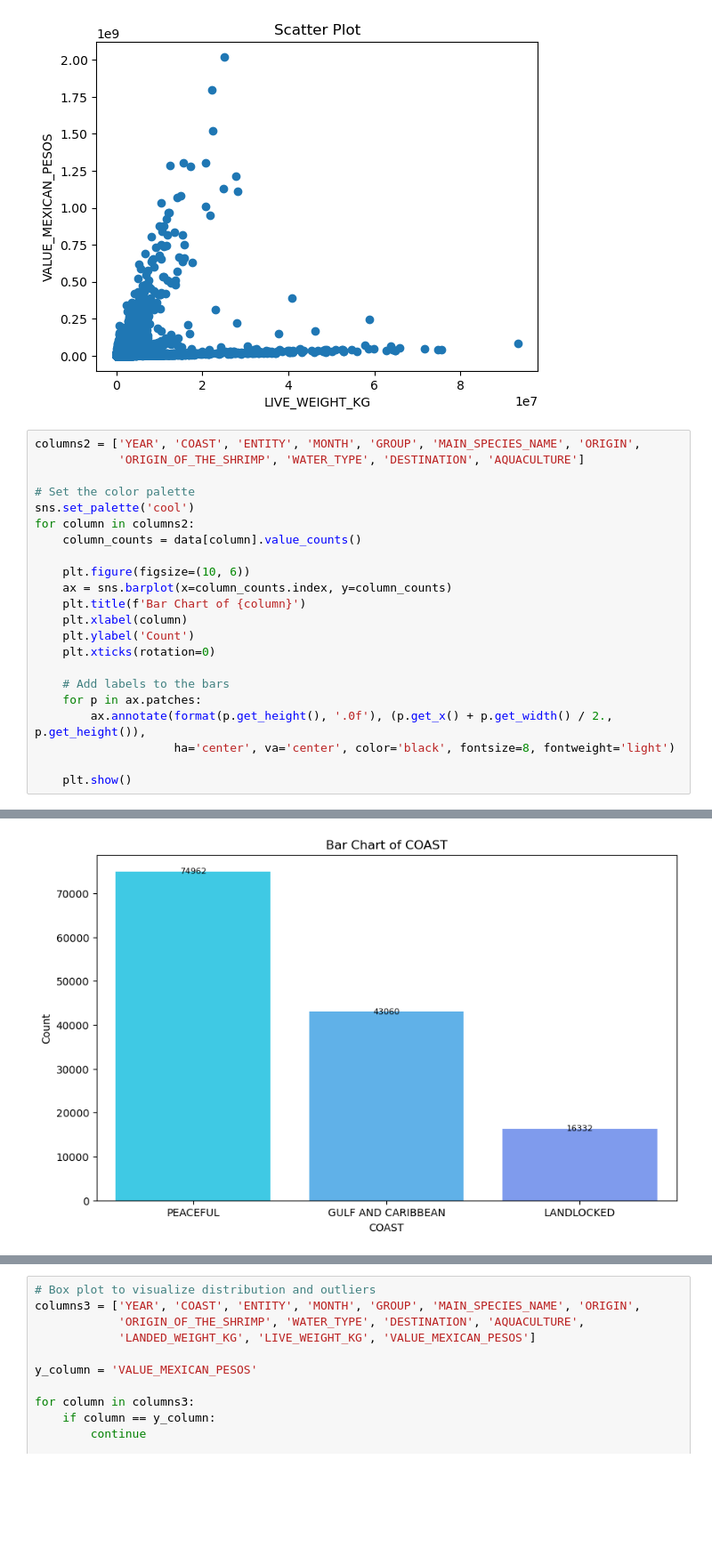
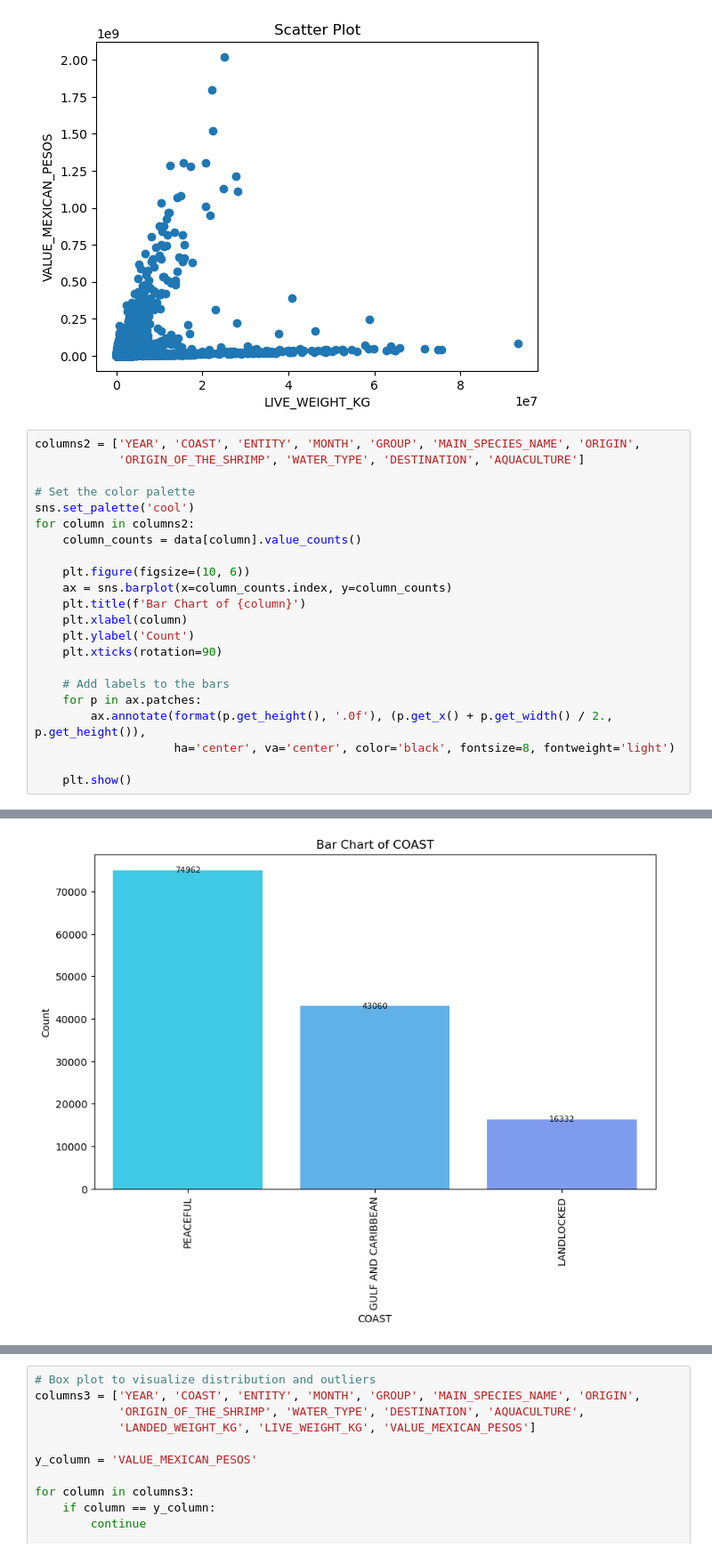
Before and after one commit to abdjmk/m-fishprice-prediction, a Jupyter notebook: eda.ipynb, the cells around one changed output, grey strips where cells are left out. Shown at 89% size. Cells and saved outputs as stored; diff of their text form; blank space fills up the shorter version.

```diff
--- a/eda.ipynb
+++ b/eda.ipynb
@@ -142,7 +142,7 @@ for column in columns2:
     plt.title(f'Bar Chart of {column}')
     plt.xlabel(column)
     plt.ylabel('Count')
-    plt.xticks(rotation=0)
+    plt.xticks(rotation=90)
 
     # Add labels to the bars
     for p in ax.patches:
@@ -155 +155 @@ for column in columns2:
-[figure, old version]
+[figure, new version]
```
Also changed, not shown: parts of 1 cell of this notebook, 3 other files.
